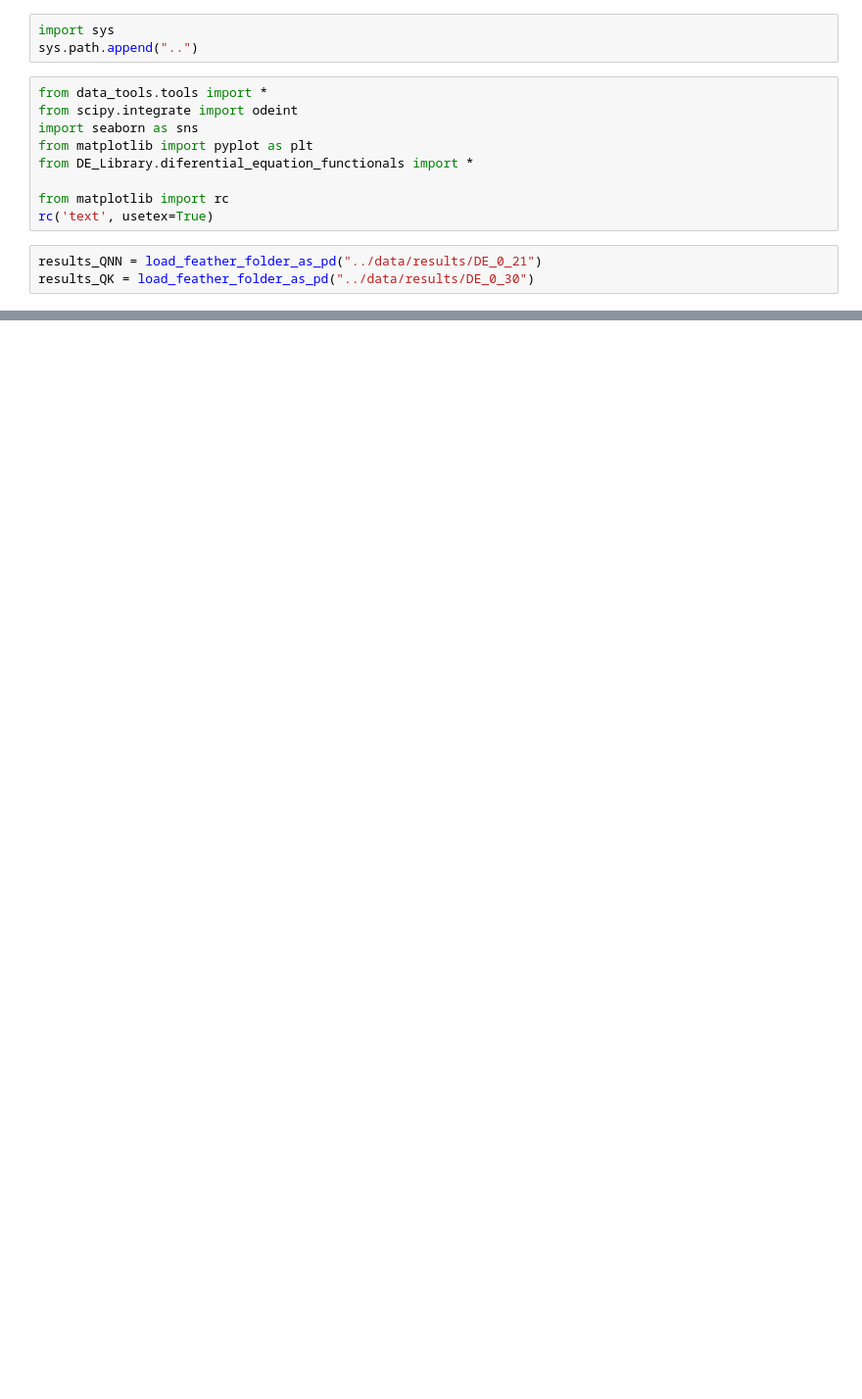
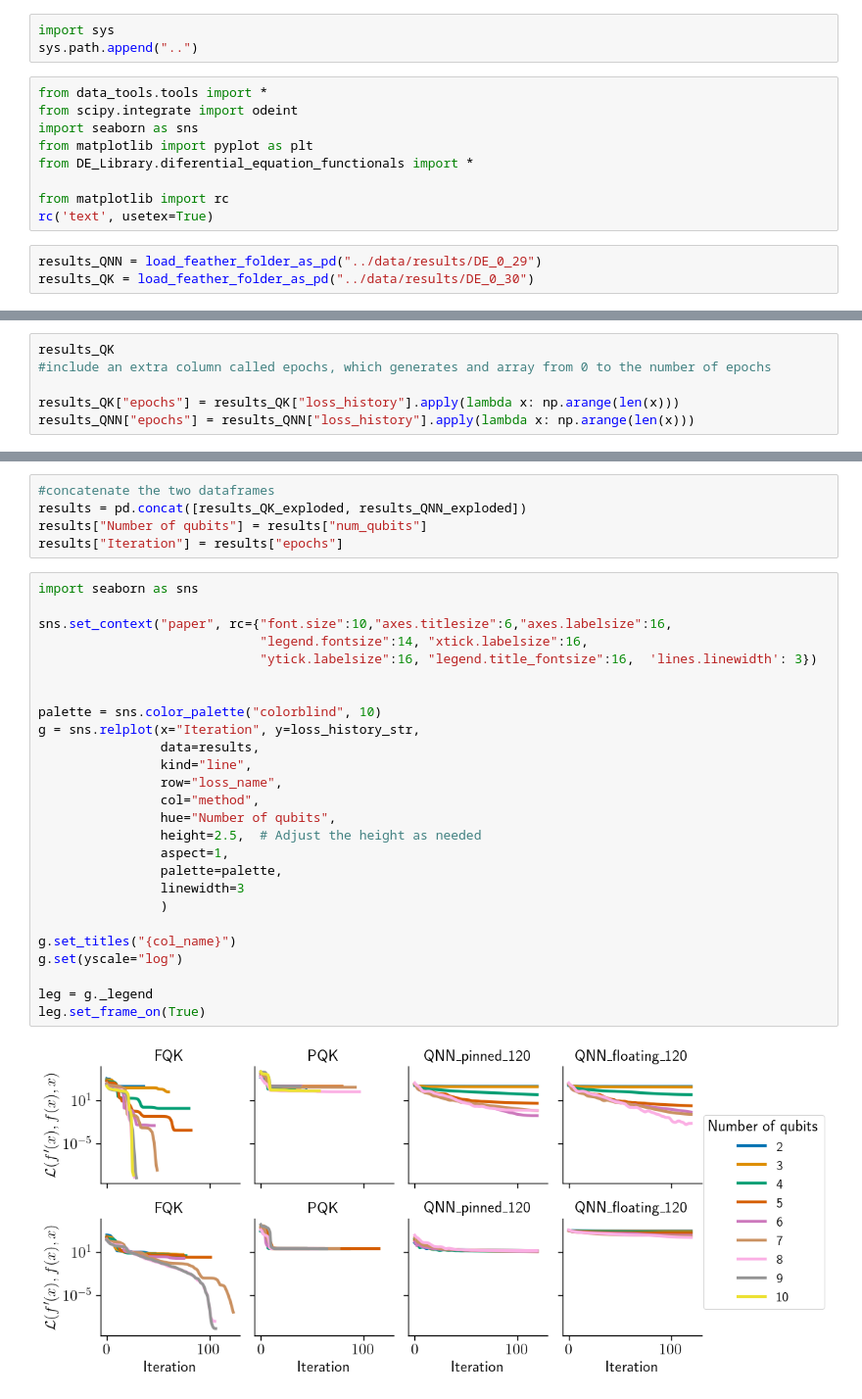
Before and after one commit to rupof/KernelDE, a Jupyter notebook: plotting_notebooks/local_plot_QNN_vs_QK.ipynb, the cells around one changed output, grey strips where cells are left out. Shown at 98% size. Saved outputs shown, nothing was run; the diff lists cells and outputs as text; blank space fills up the shorter version.

```diff
--- a/plotting_notebooks/local_plot_QNN_vs_QK.ipynb
+++ b/plotting_notebooks/local_plot_QNN_vs_QK.ipynb
@@ -11,6 +11,6 @@ from DE_Library.diferential_equation_functionals import *
 from matplotlib import rc
 rc('text', usetex=True)
 # %%
-results_QNN = load_feather_folder_as_pd("../data/results/DE_0_21")
+results_QNN = load_feather_folder_as_pd("../data/results/DE_0_29")
 results_QK = load_feather_folder_as_pd("../data/results/DE_0_30")
 # %% [output]
@@ -108,0 +21,6 @@ fig.savefig("../plotting_notebooks/DE_log.png", bbox_inches='tight', dpi = 400)
+# %%
+results_QK
+#include an extra column called epochs, which generates and array from 0 to the number of epochs
+
+results_QK["epochs"] = results_QK["loss_history"].apply(lambda x: np.arange(len(x)))
+results_QNN["epochs"] = results_QNN["loss_history"].apply(lambda x: np.arange(len(x)))
@@ -108,0 +54,33 @@ fig.savefig("../plotting_notebooks/DE_log.png", bbox_inches='tight', dpi = 400)
+# %%
+#concatenate the two dataframes
+results = pd.concat([results_QK_exploded, results_QNN_exploded])
+results["Number of qubits"] = results["num_qubits"]
+results["Iteration"] = results["epochs"]
+# %%
+import seaborn as sns
+
+sns.set_context("paper", rc={"font.size":10,"axes.titlesize":6,"axes.labelsize":16,
+                             "legend.fontsize":14, "xtick.labelsize":16,
+                             "ytick.labelsize":16, "legend.title_fontsize":16,  'lines.linewidth': 3})
+
+
+palette = sns.color_palette("colorblind", 10)
+g = sns.relplot(x="Iteration", y=loss_history_str,
+                data=results,
+                kind="line",
+                row="loss_name",
+                col="method",
+                hue="Number of qubits",
+                height=2.5,  # Adjust the height as needed
+                aspect=1,
+                palette=palette,
+                linewidth=3
+                )
+
+g.set_titles("{col_name}")
+g.set(yscale="log")
+
+leg = g._legend
+leg.set_frame_on(True)
+# %% [output]
+[figure, added]
```
Also changed, not shown: parts of 10 cells of this notebook.
